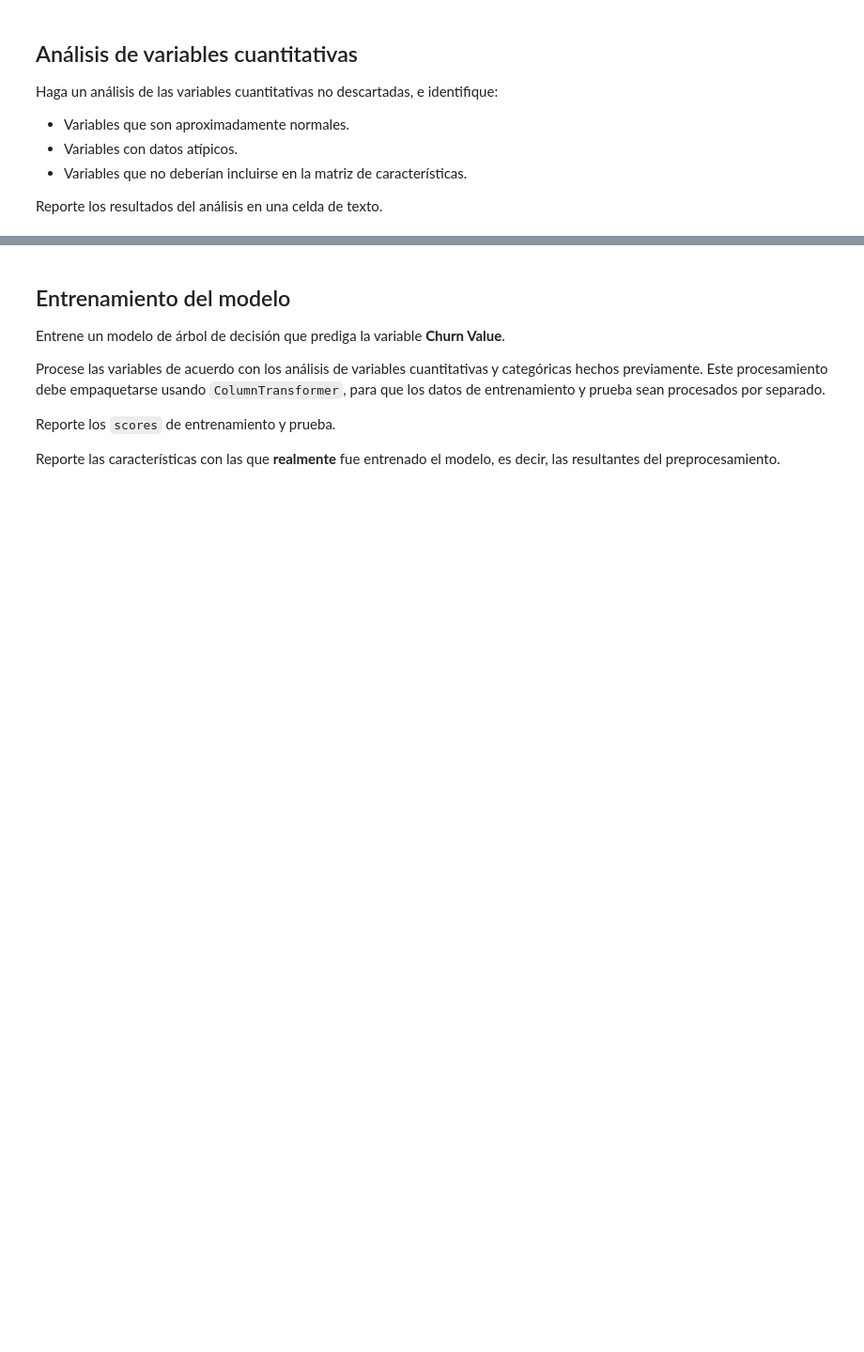
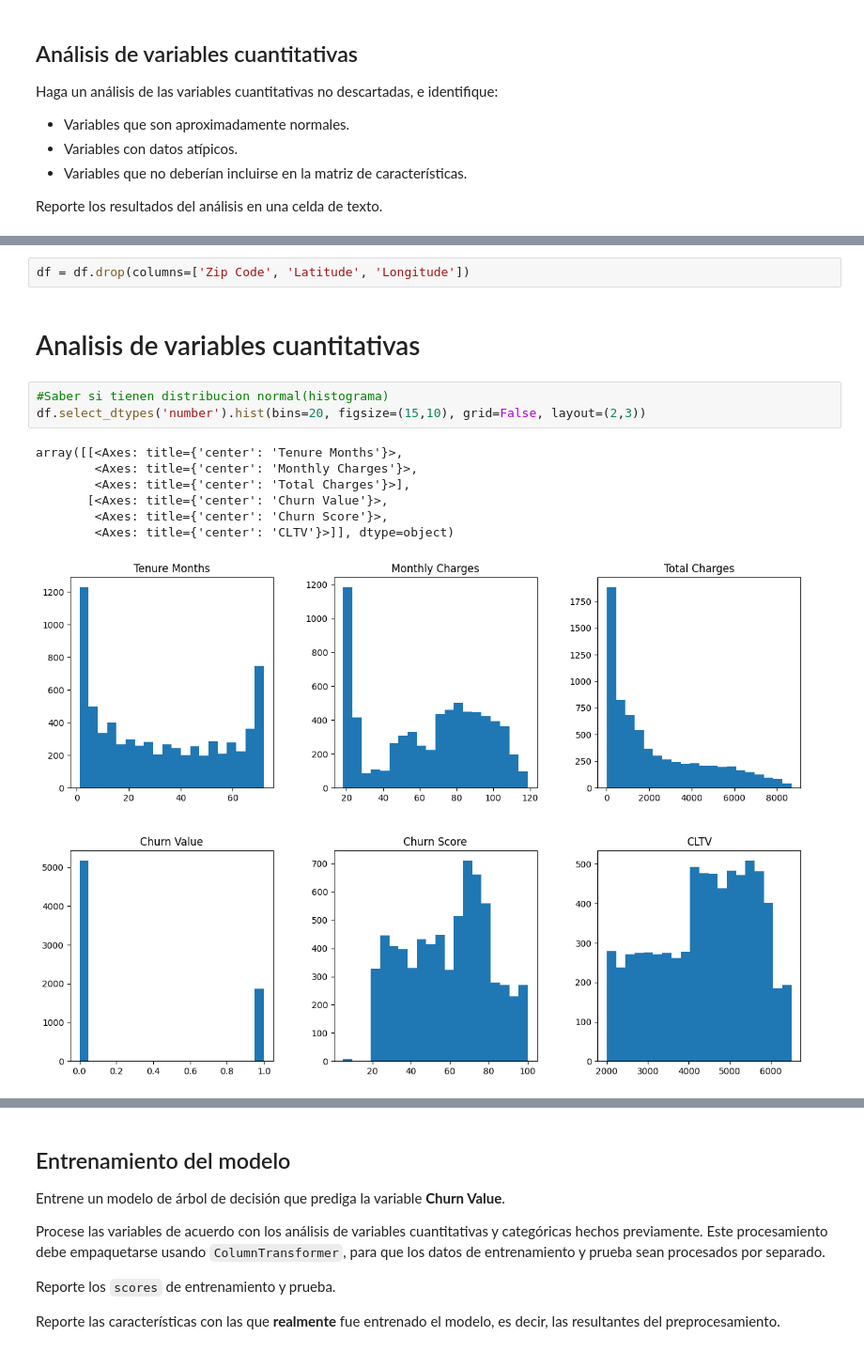
Before and after one commit to Anamariaalucema/ap-2026-1-61, a Jupyter notebook: notebooks/Taller_ingeniería_de_datos.ipynb, the cells around one changed output, grey strips where cells are left out. Shown at 94% size. Cells and saved outputs as stored; diff of their text form; blank space fills up the shorter version.

```diff
--- a/notebooks/Taller_ingeniería_de_datos.ipynb
+++ b/notebooks/Taller_ingeniería_de_datos.ipynb
@@ -228,0 +281,15 @@ Reporte los resultados del análisis en una celda de texto.
+# %%
+df = df.drop(columns=['Zip Code', 'Latitude', 'Longitude'])
+# %% [markdown]
+<h1>  Analisis de variables cuantitativas </h1>
+# %%
+#Saber si tienen distribucion normal(histograma)
+df.select_dtypes('number').hist(bins=20, figsize=(15,10), grid=False, layout=(2,3))
+# %% [output]
+array([[<Axes: title={'center': 'Tenure Months'}>,
+        <Axes: title={'center': 'Monthly Charges'}>,
+        <Axes: title={'center': 'Total Charges'}>],
+       [<Axes: title={'center': 'Churn Value'}>,
+        <Axes: title={'center': 'Churn Score'}>,
+        <Axes: title={'center': 'CLTV'}>]], dtype=object)
+[figure, added]
```
Also changed, not shown: parts of 23 cells of this notebook.
